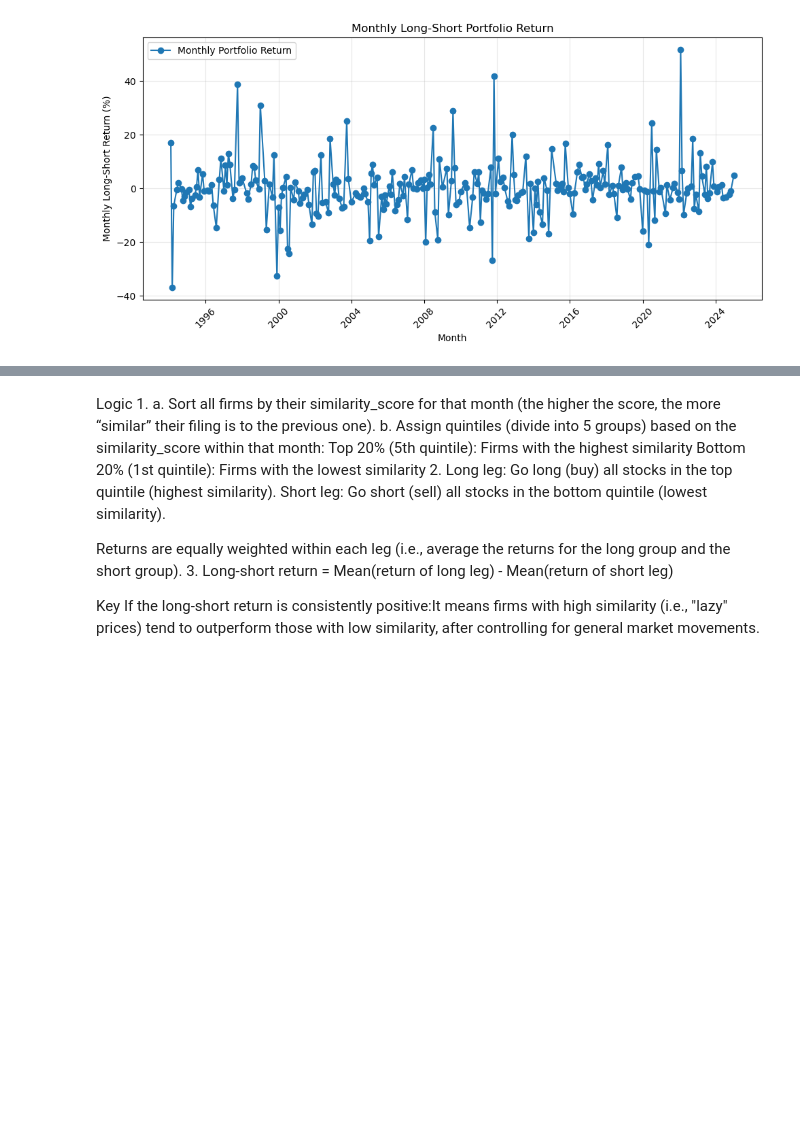
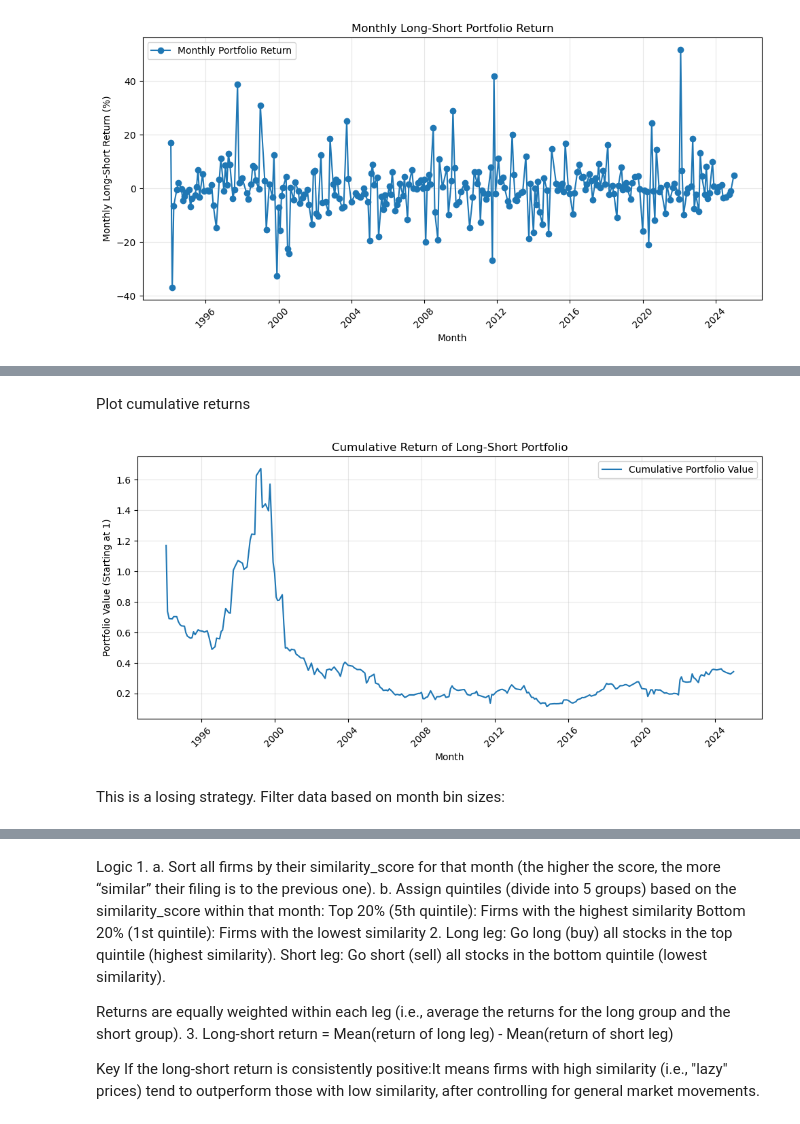
Before and after one commit to ank225git/lazy-prices_replication, a Jupyter notebook: code/portfolio_construction.ipynb, the cells around one changed output, grey strips where cells are left out. Drawn from its saved outputs; the diff is of its cells as text; code cells hidden in the pictures; blank space fills up the shorter version.

```diff
--- a/code/portfolio_construction.ipynb
+++ b/code/portfolio_construction.ipynb
@@ -186,0 +171,19 @@ Index(['observation_date', 'SP500'], dtype='object')
+# %% [markdown]
+Plot cumulative returns
+# %%
+import matplotlib.pyplot as plt
+
+plt.figure(figsize=(10,5))
+plt.plot(portfolio_df['month'], portfolio_df['cum_portfolio'], label='Cumulative Portfolio Value')
+plt.xlabel('Month')
+plt.ylabel('Portfolio Value (Starting at 1)')
+plt.title('Cumulative Return of Long-Short Portfolio')
+plt.grid(alpha=0.3)
+plt.legend()
+plt.xticks(rotation=45)
+plt.tight_layout()
+plt.show()
+# %% [output]
+[figure, added]
+# %% [markdown]
+This is a losing strategy. Filter data based on month bin sizes:
```
Also changed, not shown: parts of 15 cells of this notebook, 5 other files.
